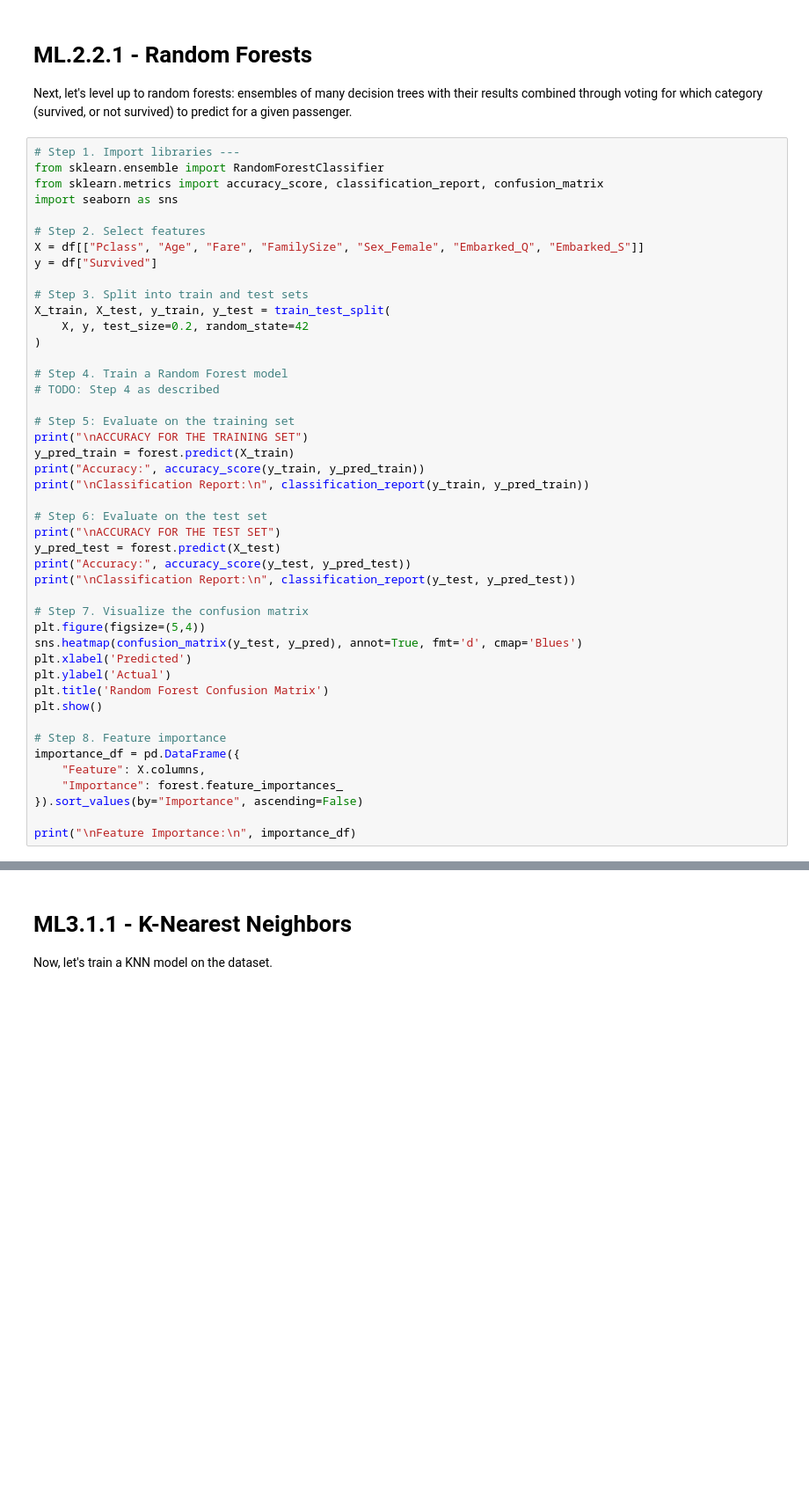
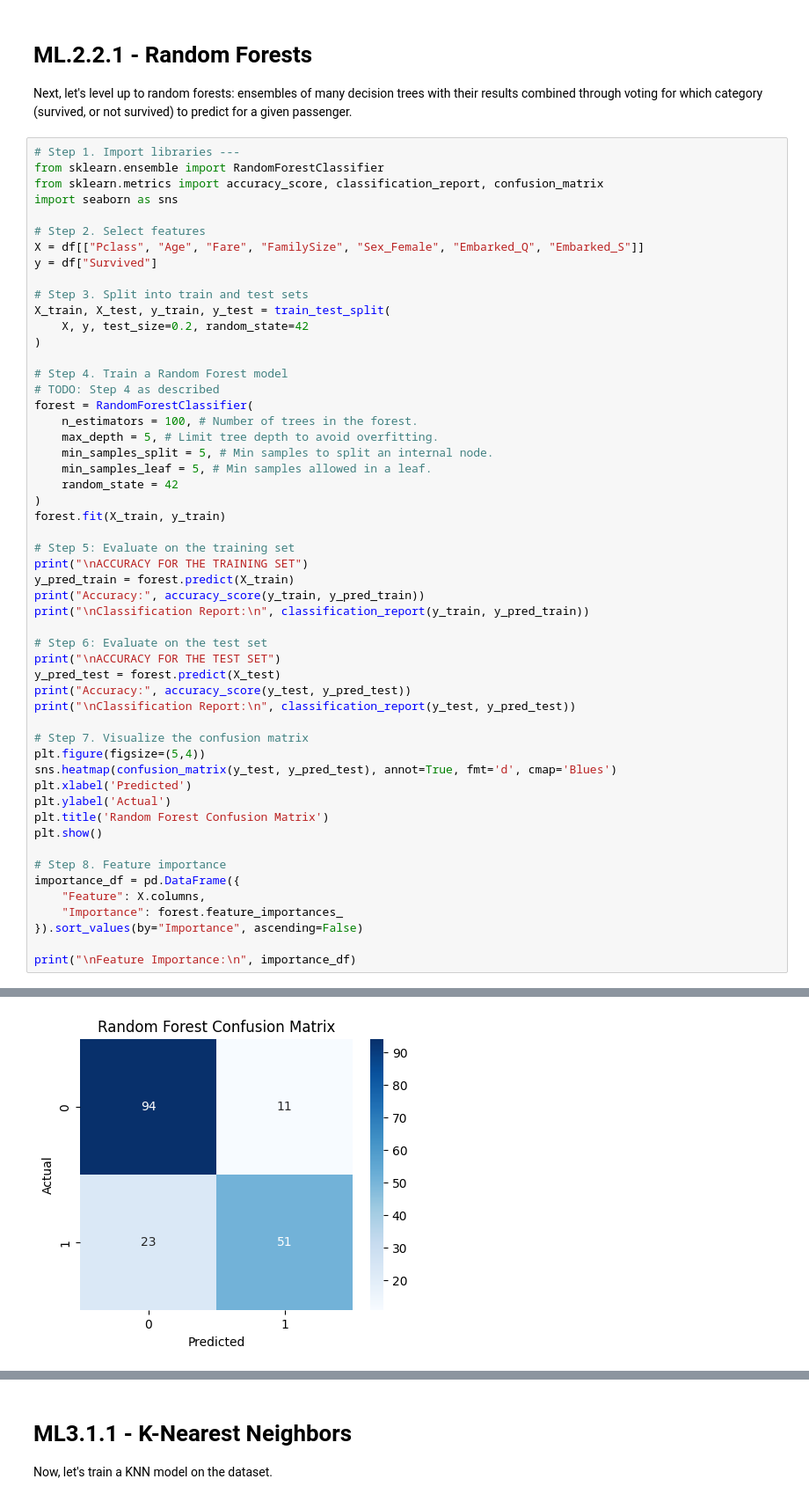
Before and after one commit to CharlotteHoyt/KWK-Goldman-Sachs-ML-Titanic-Survival-Data-Decision-Trees-Random-Forests-and-K-Nearest-Neighbors, a Jupyter notebook: Charlotte_Hoyt_Titanic_Survival_Data_Decision_Trees,_Random_Forests,_and_K_Nearest_Neighbors.ipynb, the cells around one changed output, grey strips where cells are left out. Shown at 88% size. Cells and saved outputs as stored; diff of their text form; blank space fills up the shorter version.

Commit message:
Made random forest model.

```diff
--- a/Charlotte_Hoyt_Titanic_Survival_Data_Decision_Trees,_Random_Forests,_and_K_Nearest_Neighbors.ipynb
+++ b/Charlotte_Hoyt_Titanic_Survival_Data_Decision_Trees,_Random_Forests,_and_K_Nearest_Neighbors.ipynb
@@ -337,6 +337,14 @@ X_train, X_test, y_train, y_test = train_test_split(
 
 # Step 4. Train a Random Forest model
 # TODO: Step 4 as described
+forest = RandomForestClassifier(
+    n_estimators = 100, # Number of trees in the forest.
+    max_depth = 5, # Limit tree depth to avoid overfitting.
+    min_samples_split = 5, # Min samples to split an internal node.
+    min_samples_leaf = 5, # Min samples allowed in a leaf.
+    random_state = 42
+)
+forest.fit(X_train, y_train)
 
 # Step 5: Evaluate on the training set
 print("\nACCURACY FOR THE TRAINING SET")
@@ -352,7 +360,7 @@ print("\nClassification Report:\n", classification_report(y_test, y_pred_test))
 
 # Step 7. Visualize the confusion matrix
 plt.figure(figsize=(5,4))
-sns.heatmap(confusion_matrix(y_test, y_pred), annot=True, fmt='d', cmap='Blues')
+sns.heatmap(confusion_matrix(y_test, y_pred_test), annot=True, fmt='d', cmap='Blues')
 plt.xlabel('Predicted')
 plt.ylabel('Actual')
 plt.title('Random Forest Confusion Matrix')
@@ -365,3 +373,4 @@ importance_df = pd.DataFrame({
 }).sort_values(by="Importance", ascending=False)
 
 print("\nFeature Importance:\n", importance_df)
+# %% [output]
@@ -367,0 +394 @@ print("\nFeature Importance:\n", importance_df)
+[figure, added]
```
Also changed, not shown: parts of 1 cell of this notebook.
